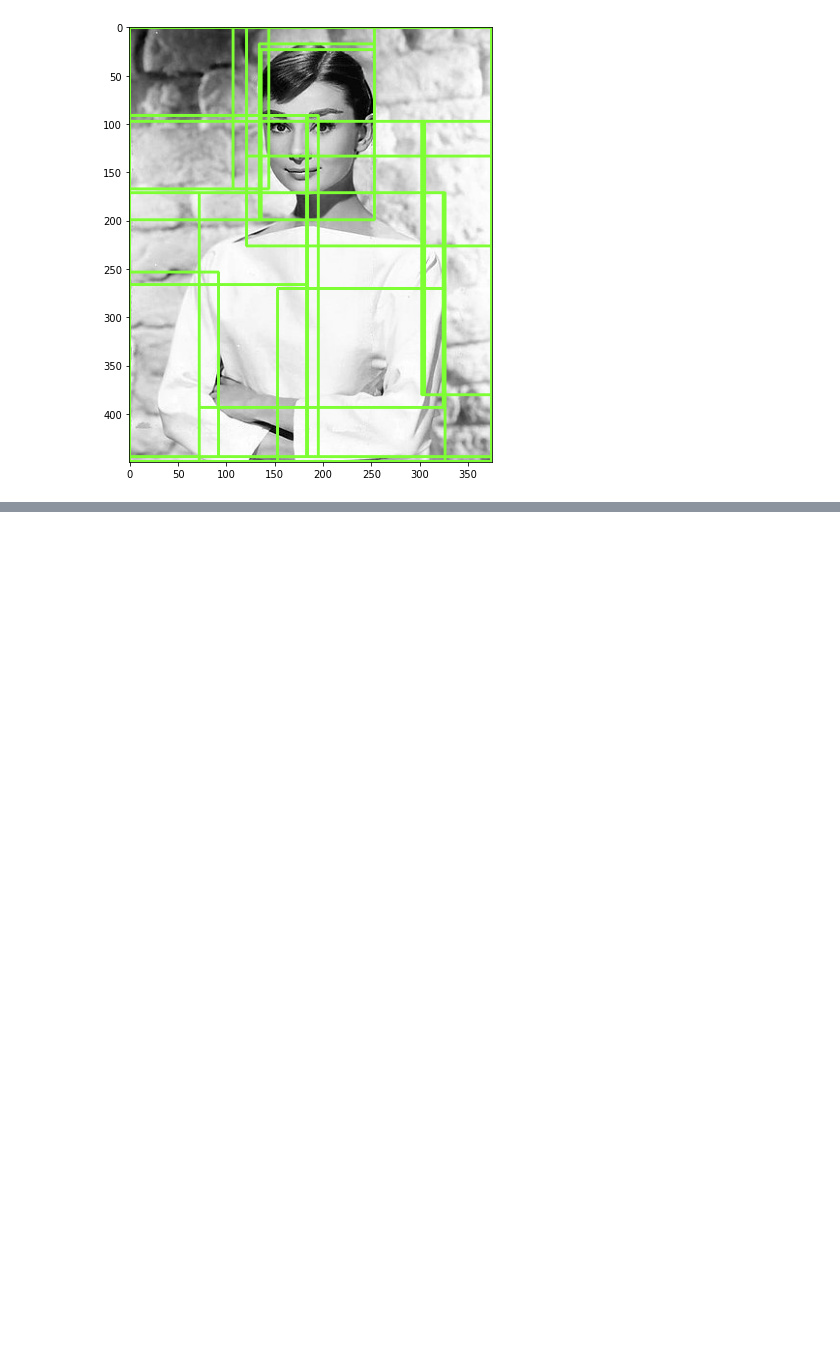
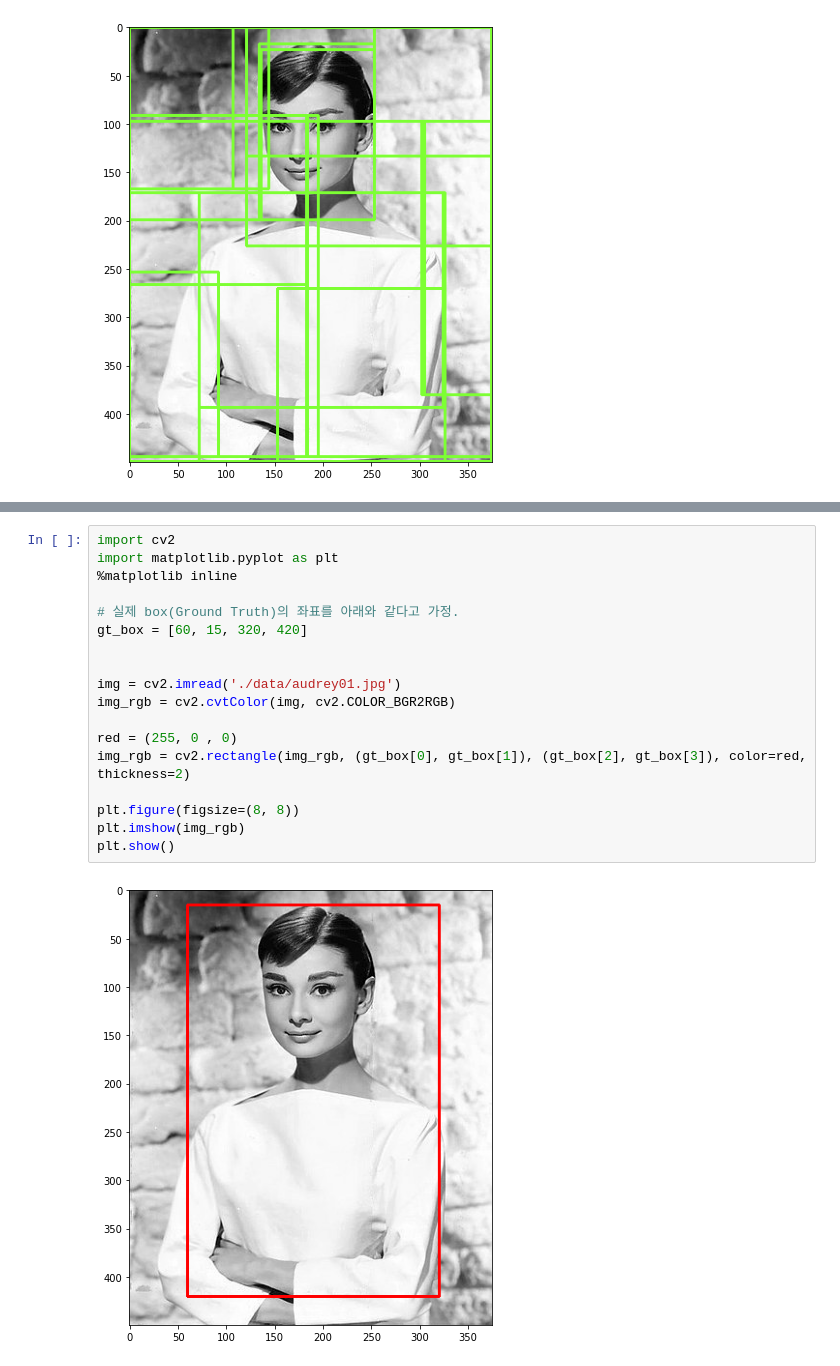
Before and after one commit to gkckdtn126/Computer_Vison, a Jupyter notebook: ROI/ROI.ipynb, the cells around one changed output, grey strips where cells are left out. Saved outputs shown, nothing was run; the diff lists cells and outputs as text; blank space fills up the shorter version.

```diff
--- a/ROI/ROI.ipynb
+++ b/ROI/ROI.ipynb
@@ -136,0 +157,20 @@ plt.show()
+# %%
+import cv2
+import matplotlib.pyplot as plt
+%matplotlib inline
+
+# 실제 box(Ground Truth)의 좌표를 아래와 같다고 가정.
+gt_box = [60, 15, 320, 420]
+
+
+img = cv2.imread('./data/audrey01.jpg')
+img_rgb = cv2.cvtColor(img, cv2.COLOR_BGR2RGB)
+
+red = (255, 0 , 0)
+img_rgb = cv2.rectangle(img_rgb, (gt_box[0], gt_box[1]), (gt_box[2], gt_box[3]), color=red, thickness=2)
+
+plt.figure(figsize=(8, 8))
+plt.imshow(img_rgb)
+plt.show()
+# %% [output]
+[figure, added]
```
Also changed, not shown: parts of 5 cells of this notebook.
